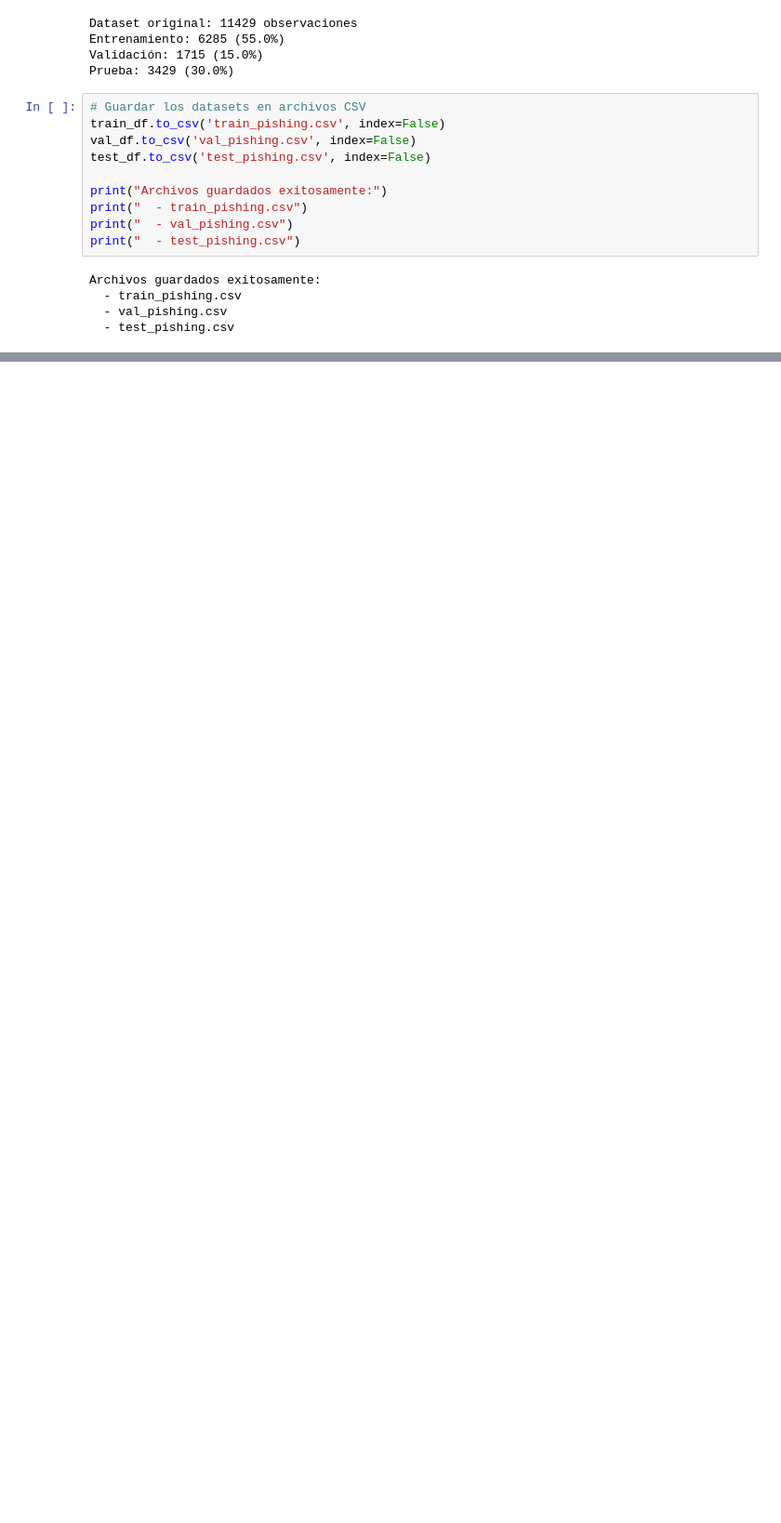
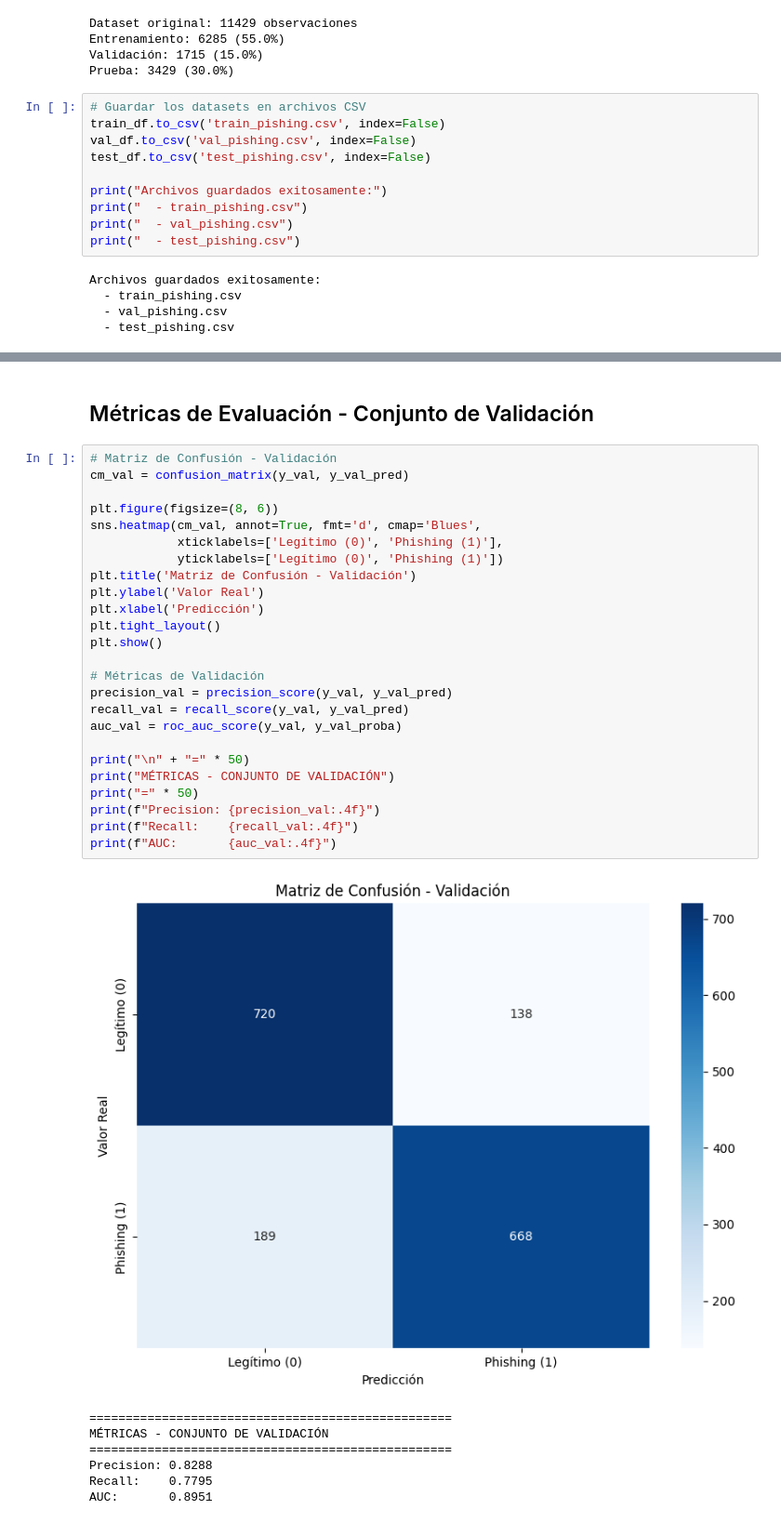
Before and after one commit to Javilejoo/DS-LAB1, a Jupyter notebook: pishing.ipynb, the cells around one changed output, grey strips where cells are left out. Shown at 93% size. Drawn from its saved outputs; the diff is of its cells as text; blank space fills up the shorter version.

```diff
--- a/pishing.ipynb
+++ b/pishing.ipynb
@@ -455,0 +592,35 @@ Archivos guardados exitosamente:
+# %% [markdown]
+## Métricas de Evaluación - Conjunto de Validación
+# %%
+# Matriz de Confusión - Validación
+cm_val = confusion_matrix(y_val, y_val_pred)
+
+plt.figure(figsize=(8, 6))
+sns.heatmap(cm_val, annot=True, fmt='d', cmap='Blues',
+            xticklabels=['Legítimo (0)', 'Phishing (1)'],
+            yticklabels=['Legítimo (0)', 'Phishing (1)'])
+plt.title('Matriz de Confusión - Validación')
+plt.ylabel('Valor Real')
+plt.xlabel('Predicción')
+plt.tight_layout()
+plt.show()
+
+# Métricas de Validación
+precision_val = precision_score(y_val, y_val_pred)
+recall_val = recall_score(y_val, y_val_pred)
+auc_val = roc_auc_score(y_val, y_val_proba)
+
+print("\n" + "=" * 50)
+print("MÉTRICAS - CONJUNTO DE VALIDACIÓN")
+print("=" * 50)
+print(f"Precision: {precision_val:.4f}")
+print(f"Recall:    {recall_val:.4f}")
+print(f"AUC:       {auc_val:.4f}")
+# %% [output]
+[figure, added]
+==================================================
+MÉTRICAS - CONJUNTO DE VALIDACIÓN
+==================================================
+Precision: 0.8288
+Recall:    0.7795
+AUC:       0.8951
```
Also changed, not shown: parts of 16 cells of this notebook.
